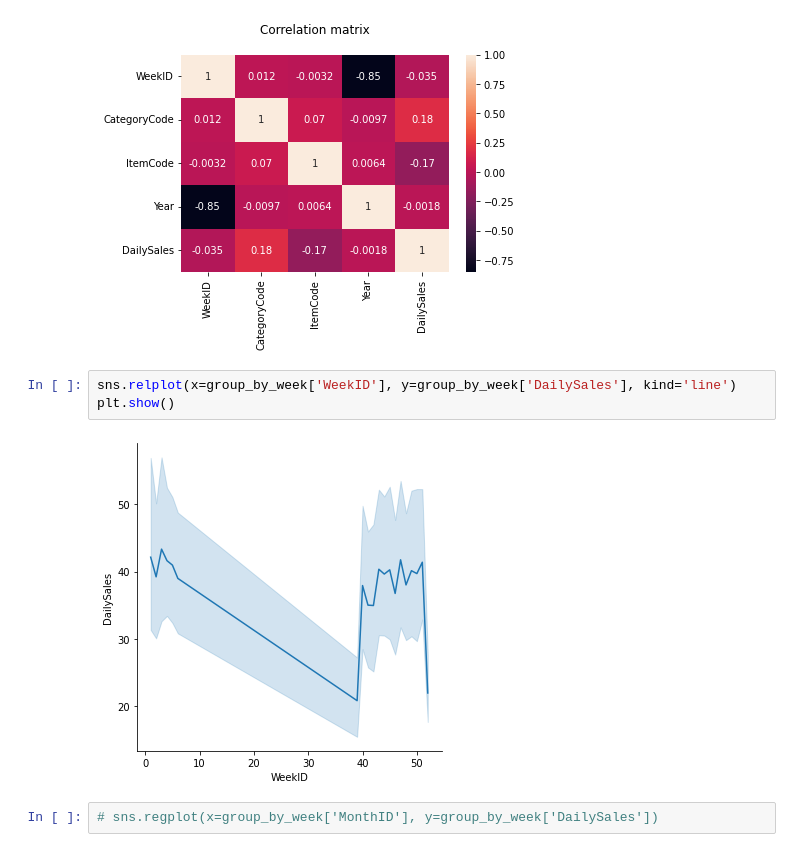
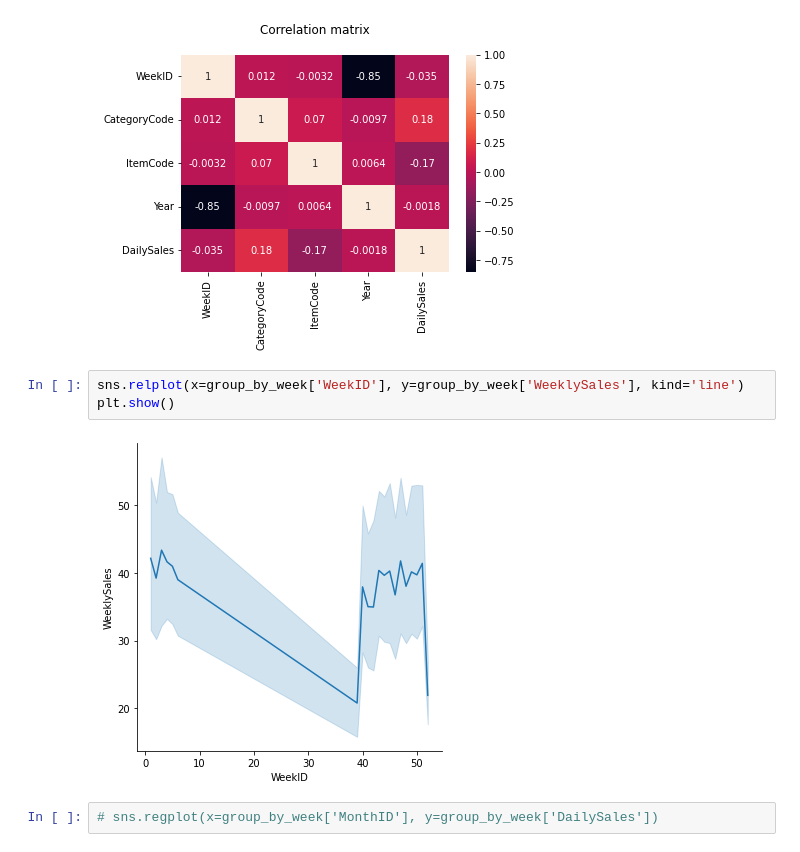
Before and after one commit to nadunys/data-storm-3.0, a Jupyter notebook: 2022-03-27/ds_1.ipynb, the cells around one changed output. Saved outputs shown, nothing was run; the diff lists cells and outputs as text.

```diff
--- a/2022-03-27/ds_1.ipynb
+++ b/2022-03-27/ds_1.ipynb
@@ -125,10 +125,10 @@ hm.set(title = "Correlation matrix\n")
 [Text(0.5, 1.0, 'Correlation matrix\n')]
 [figure]
 # %%
-sns.relplot(x=group_by_week['WeekID'], y=group_by_week['DailySales'], kind='line')
+sns.relplot(x=group_by_week['WeekID'], y=group_by_week['WeeklySales'], kind='line')
 plt.show()
 # %% [output]
-[figure, old version]
+[figure, new version]
 # %%
 # sns.regplot(x=group_by_week['MonthID'], y=group_by_week['DailySales'])
 # %%
```
Also changed, not shown: parts of 4 cells of this notebook.
